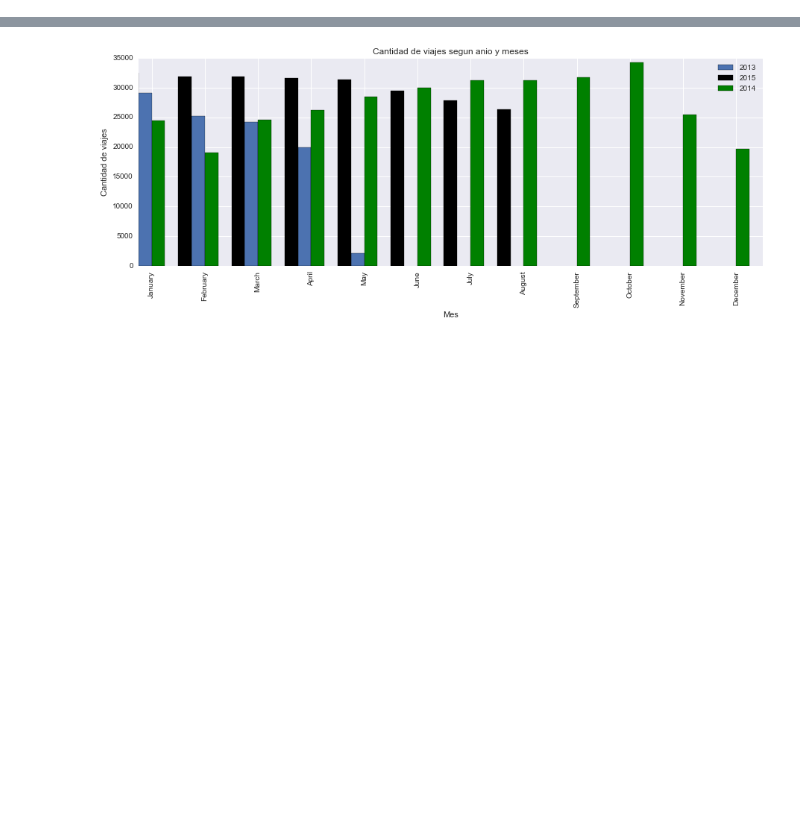
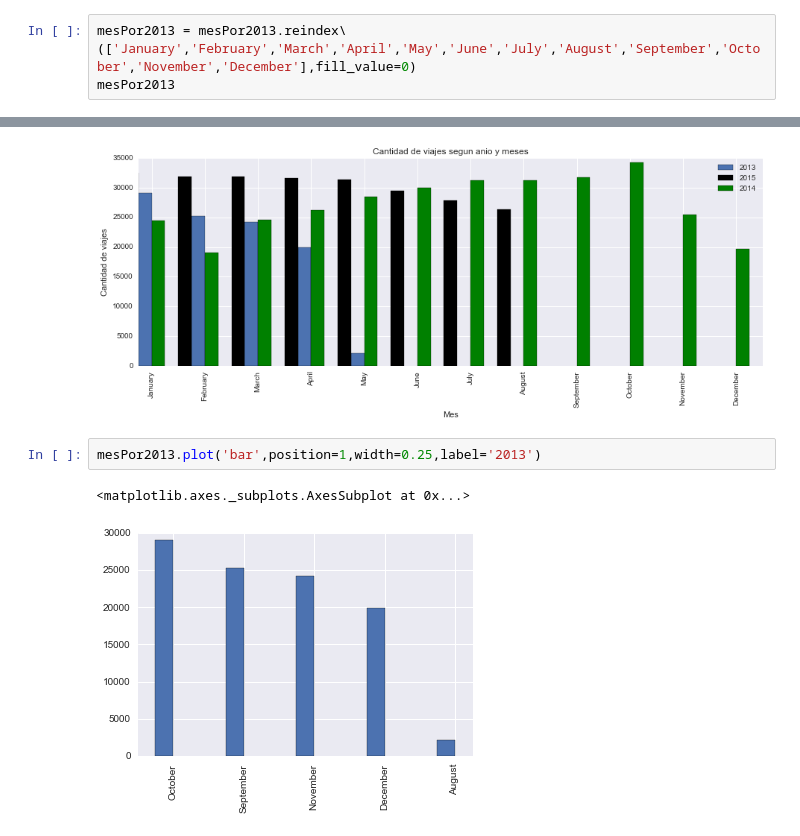
Before and after one commit to AlexVilla92/TP-Datos-2017, a Jupyter notebook: TP1-Exploracion-de-Datos-01-Cantidad-de-bicicletas-por-dia-y-hora.ipynb, the cells around one changed output, grey strips where cells are left out. Cells and saved outputs as stored; diff of their text form; blank space fills up the shorter version.

Commit message:
Arreglo del plot anterior

```diff
--- a/TP1-Exploracion-de-Datos-01-Cantidad-de-bicicletas-por-dia-y-hora.ipynb
+++ b/TP1-Exploracion-de-Datos-01-Cantidad-de-bicicletas-por-dia-y-hora.ipynb
@@ -205,0 +214,4 @@ mesPor2013 = mesPor2013['Month'].value_counts()
+# %%
+mesPor2013 = mesPor2013.reindex\
+(['January','February','March','April','May','June','July','August','September','October','November','December'],fill_value=0)
+mesPor2013
@@ -239,3 +294,8 @@ plt.ylabel('Cantidad de viajes')
 # %% [output]
 <matplotlib.text.Text at 0x...>
 [figure]
+# %%
+mesPor2013.plot('bar',position=1,width=0.25,label='2013')
+# %% [output]
+<matplotlib.axes._subplots.AxesSubplot at 0x...>
+[figure, added]
```
Also changed, not shown: parts of 6 cells of this notebook.
